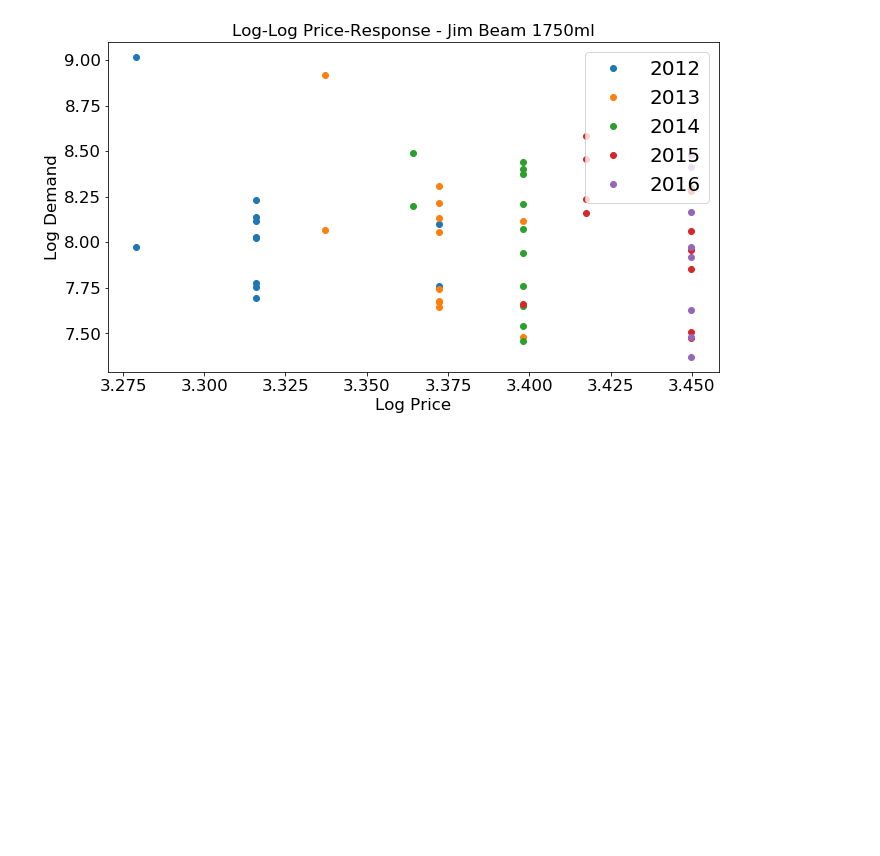
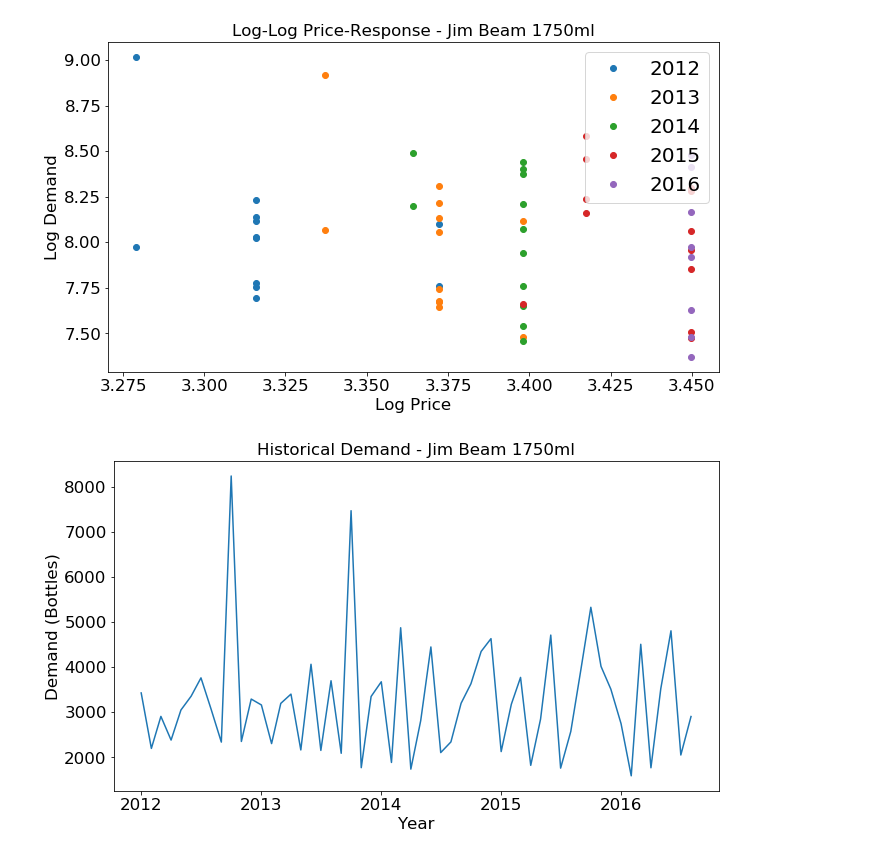
Before and after one commit to bulentarslan/drink-worthy-data, a Jupyter notebook: drink-worthy-data.ipynb, the cells around one changed output. Drawn from its saved outputs; the diff is of its cells as text; code cells hidden in the pictures; blank space fills up the shorter version.

```diff
--- a/drink-worthy-data.ipynb
+++ b/drink-worthy-data.ipynb
@@ -85,3 +85,13 @@ fig.tight_layout()
 fig.savefig('./img/log_log_price_response.png')
 # %% [output]
 [figure]
+# %%
+fig, ax = plt.subplots(1, 1, sharex=True, figsize=(10, 6))
+ax.plot(Month, Demand);
+ax.set_title('Historical Demand - Jim Beam 1750ml')
+ax.set_ylabel('Demand (Bottles)')
+ax.set_xlabel('Year')
+fig.tight_layout()
+fig.savefig('./img/historical_demand.png')
+# %% [output]
+[figure, added]
```
Also changed, not shown: parts of 1 cell of this notebook, 3 other files.
